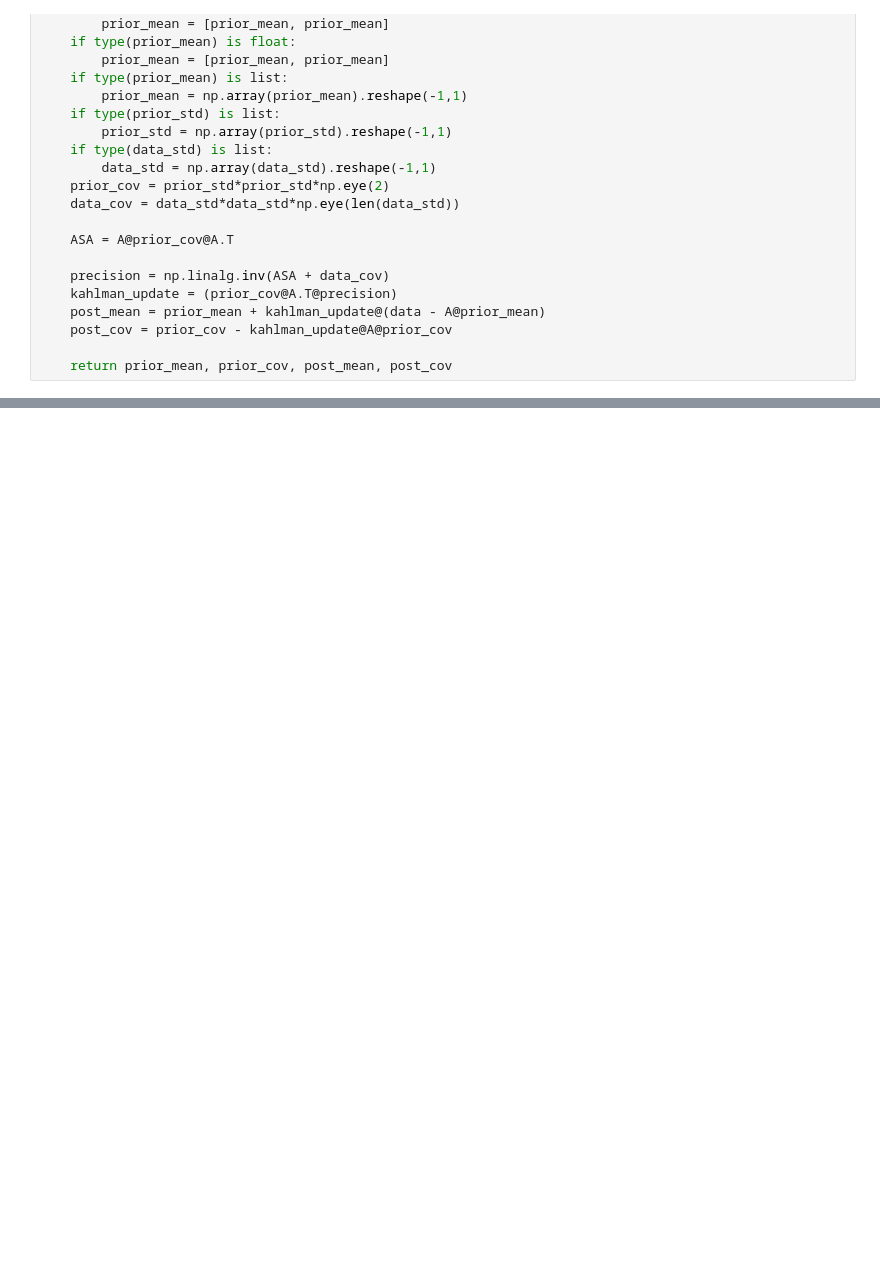
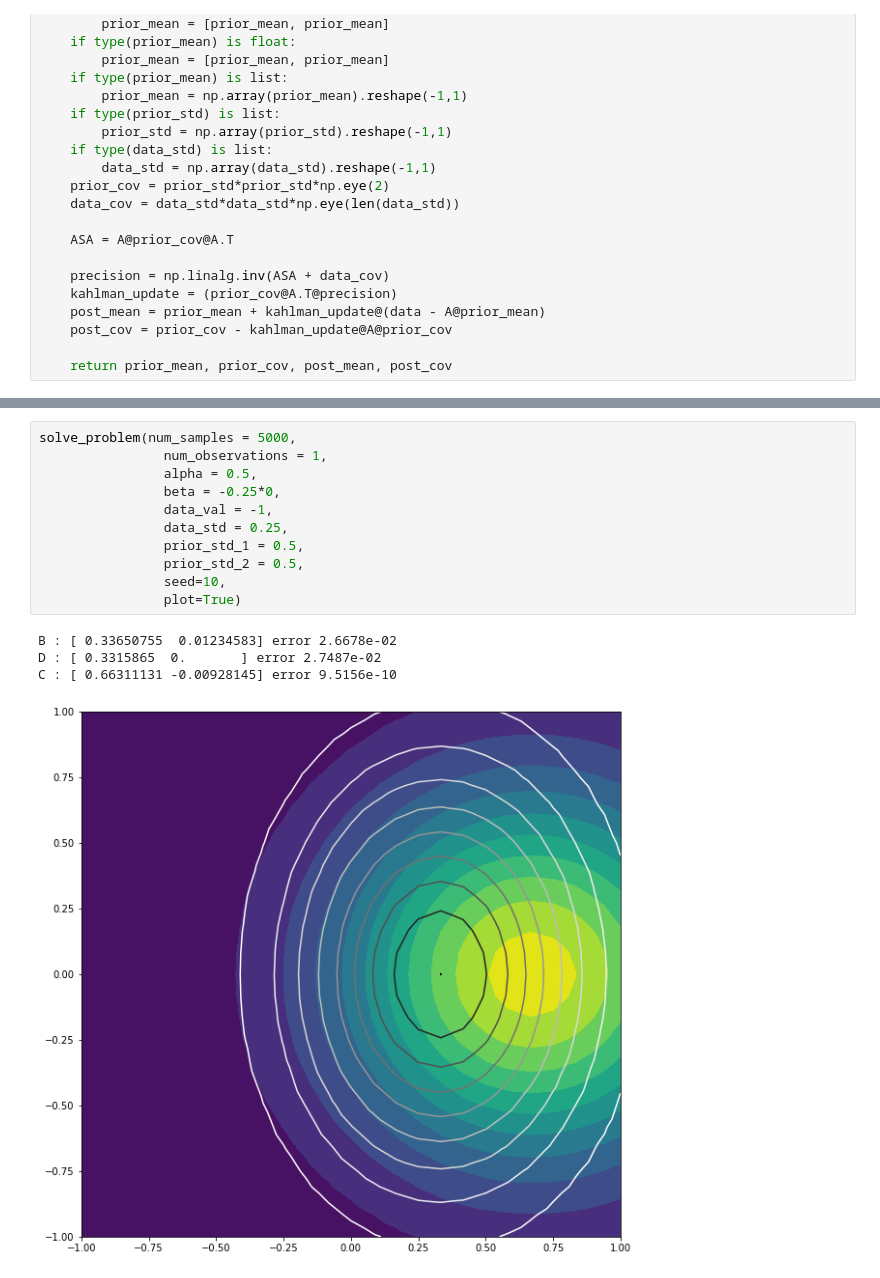
Before and after one commit to mpilosov/ConsistentBayes, a Jupyter notebook: examples/Underdetermined.ipynb, the cells around one changed output, grey strips where cells are left out. Drawn from its saved outputs; the diff is of its cells as text; blank space fills up the shorter version.

Commit message:
data collection for undetermined and skew maps.

```diff
--- a/examples/Underdetermined.ipynb
+++ b/examples/Underdetermined.ipynb
@@ -137,3 +163,19 @@ wid.interactive(solve_problem,
                )
 # %% [output]
 interactive(children=(IntSlider(value=5000, continuous_update=False, description='num_samples', max=10000, min…
+# %%
+solve_problem(num_samples = 5000,
+                num_observations = 1,
+                alpha = 0.5,
+                beta = -0.25*0,
+                data_val = -1,
+                data_std = 0.25,
+                prior_std_1 = 0.5,
+                prior_std_2 = 0.5,
+                seed=10,
+                plot=True)
+# %% [output]
+B : [ 0.33650755  0.01234583] error 2.6678e-02
+D : [ 0.3315865  0.       ] error 2.7487e-02
+C : [ 0.66311131 -0.00928145] error 9.5156e-10
+[figure, added]
```
Also changed, not shown: parts of 6 cells of this notebook, 1 other file.
